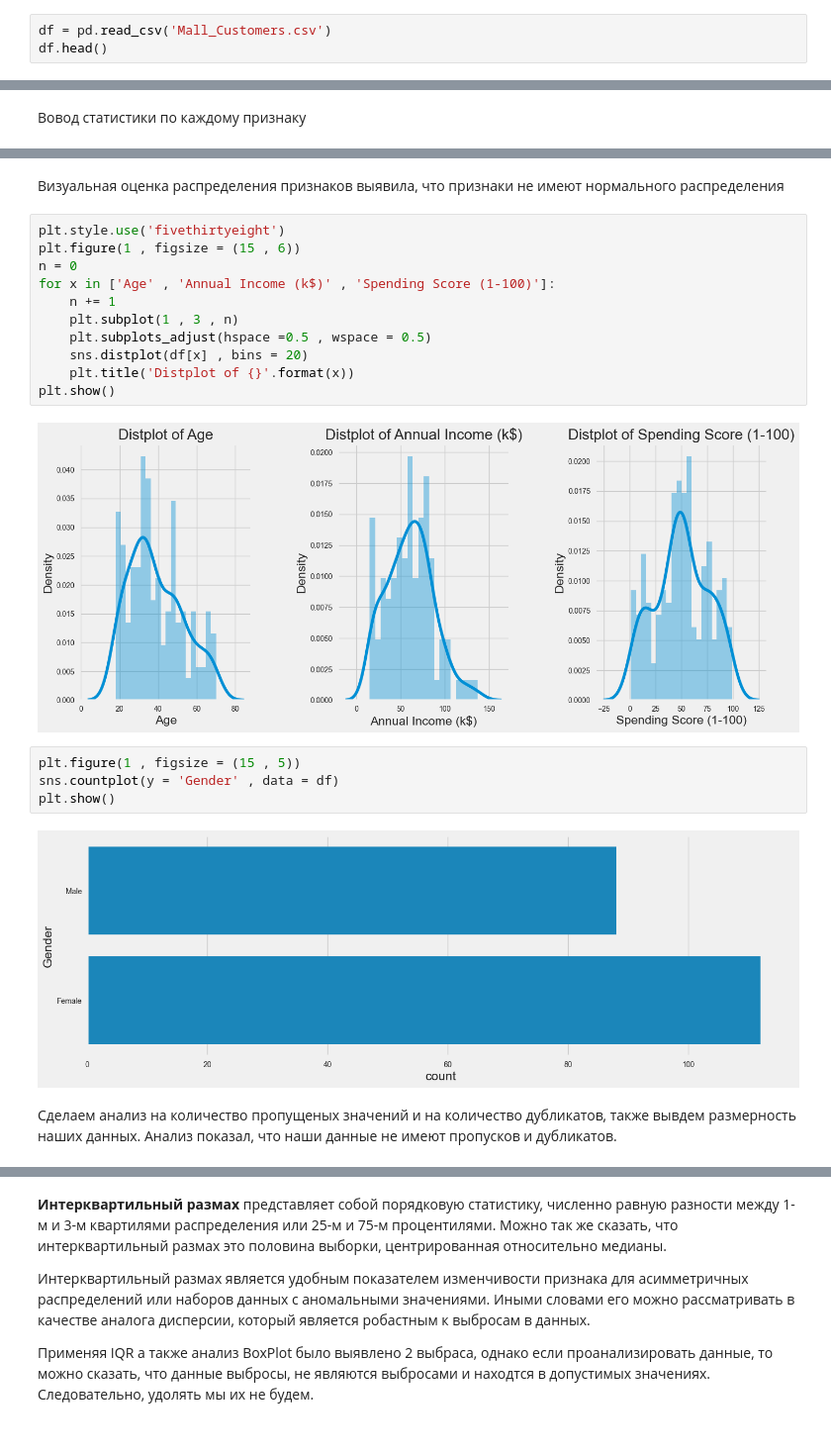
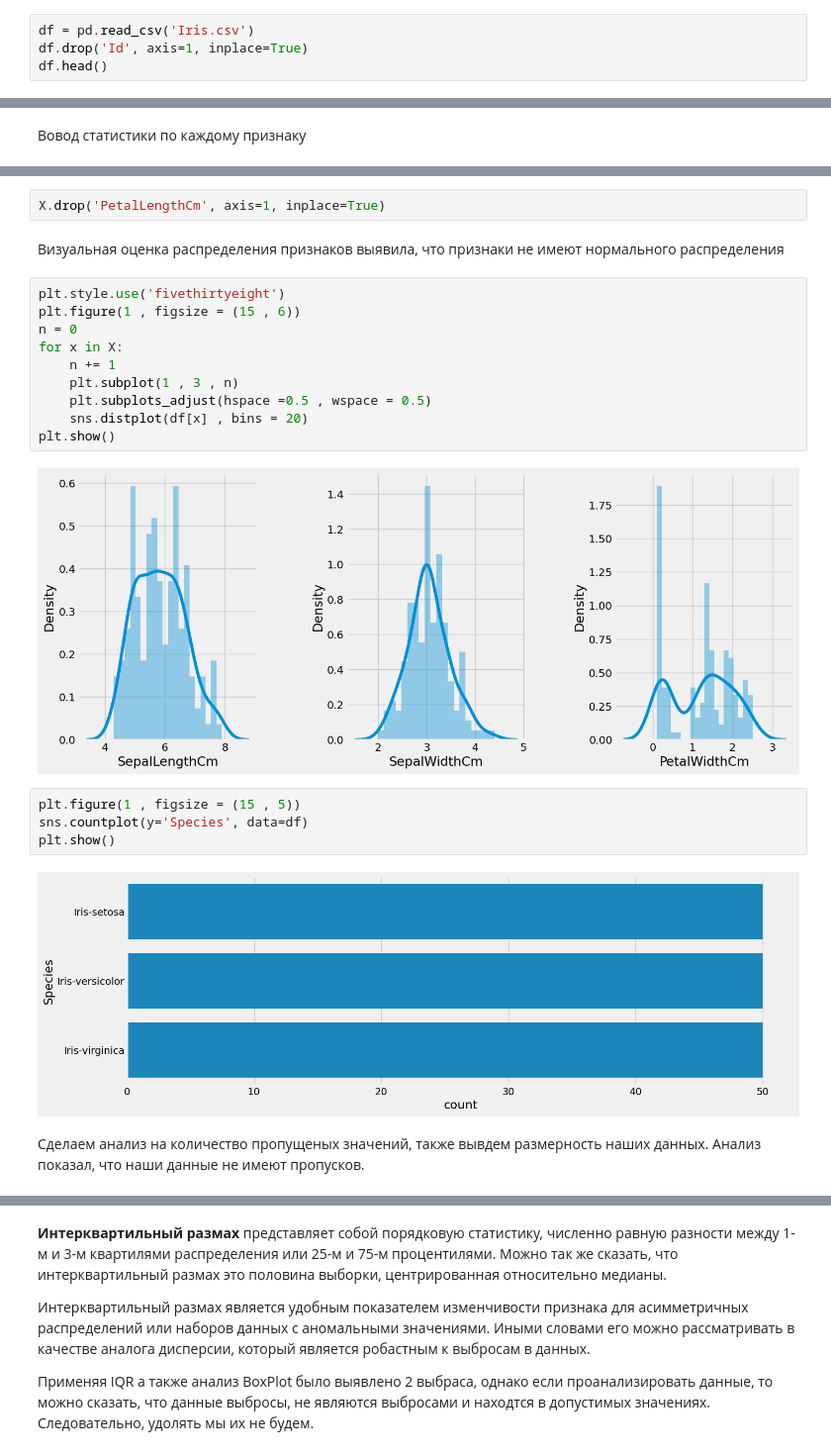
Before and after one commit to Heznad/Ai, a Jupyter notebook: 4laba/clustering_analysis.ipynb, the cells around one changed output, grey strips where cells are left out. Shown at 99% size. Drawn from its saved outputs; the diff is of its cells as text.

```diff
--- a/4laba/clustering_analysis.ipynb
+++ b/4laba/clustering_analysis.ipynb
@@ -40,4 +57,5 @@ warnings.filterwarnings("ignore")
 # %%
-df = pd.read_csv('Mall_Customers.csv')
+df = pd.read_csv('Iris.csv')
+df.drop('Id', axis=1, inplace=True)
 df.head()
 # %% [output]
@@ -79,26 +110,27 @@ memory usage: 7.9+ KB
+# %%
+X.drop('PetalLengthCm', axis=1, inplace=True)
 # %% [markdown]
 Визуальная оценка распределения признаков выявила, что признаки не имеют нормального распределения
 # %%
 plt.style.use('fivethirtyeight')
 plt.figure(1 , figsize = (15 , 6))
 n = 0
-for x in ['Age' , 'Annual Income (k$)' , 'Spending Score (1-100)']:
+for x in X:
     n += 1
     plt.subplot(1 , 3 , n)
     plt.subplots_adjust(hspace =0.5 , wspace = 0.5)
     sns.distplot(df[x] , bins = 20)
-    plt.title('Distplot of {}'.format(x))
 plt.show()
 # %% [output]
-[figure, old version]
+[figure, new version]
 # %%
 plt.figure(1 , figsize = (15 , 5))
-sns.countplot(y = 'Gender' , data = df)
+sns.countplot(y='Species', data=df)
 plt.show()
 # %% [output]
-[figure, old version]
+[figure, new version]
 # %% [markdown]
-Сделаем анализ на количество пропущеных значений и на количество дубликатов, также вывдем размерность наших данных. Анализ показал, что наши данные не имеют пропусков и дубликатов.
+Сделаем анализ на количество пропущеных значений, также вывдем размерность наших данных. Анализ показал, что наши данные не имеют пропусков.
 # %%
 print("Пропуски в данных:")
 print(df.isnull().sum())
```
Also changed, not shown: parts of 32 cells of this notebook, 2 other files.
